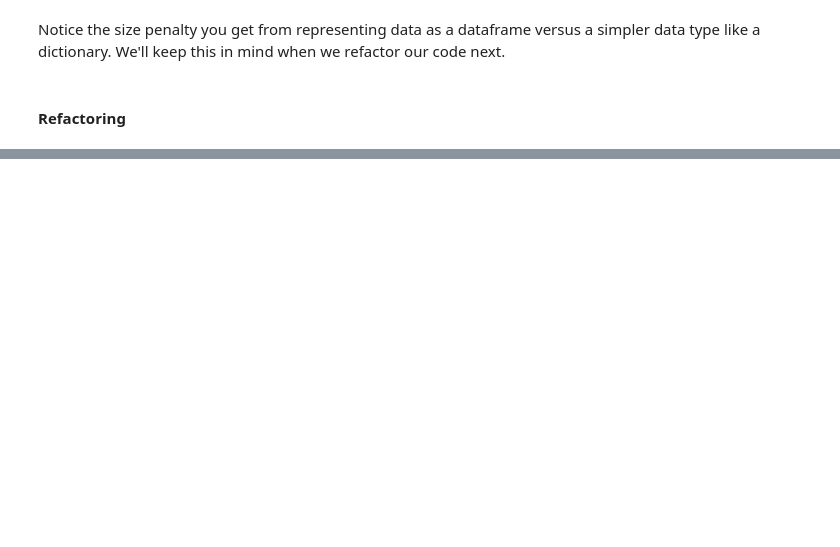
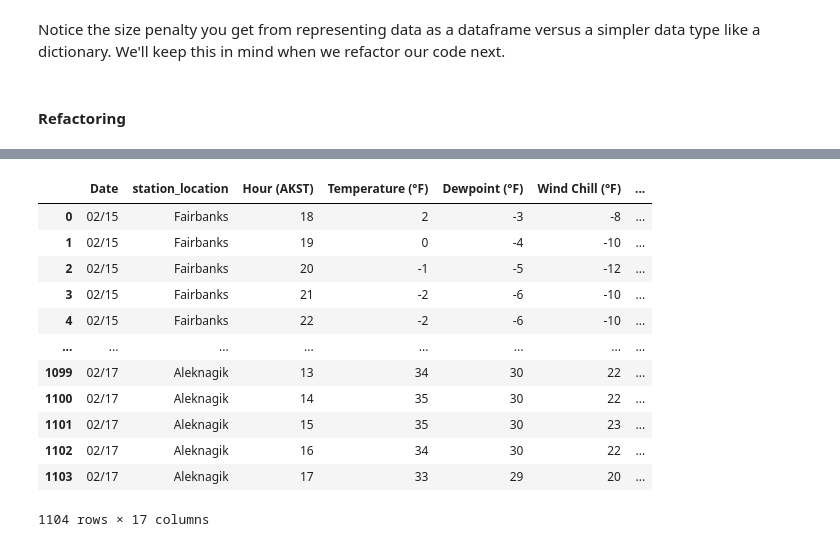
Before and after one commit to Reed-Carter/team-week3, a Jupyter notebook: alex-work/nws_scrape.ipynb, the cells around one changed output, grey strips where cells are left out. Cells and saved outputs as stored; diff of their text form; code cells hidden in the pictures; blank space fills up the shorter version.

```diff
--- a/alex-work/nws_scrape.ipynb
+++ b/alex-work/nws_scrape.ipynb
@@ -139,0 +140,28 @@ def getForecast():
+# %%
+# import itertools
+
+# locations = pd.read_csv("data/locations.csv")
+loc_dict = dict(zip(locations['station_location'], locations['nws_url']))
+
+ls = []
+for station, url in loc_dict.items():
+  result = requests.get(url)
+  soup = BeautifulSoup(result.content, "html.parser")
+  table48 = soup.find_all("table")[5].find_all("tr") # list of <tr> elements from main data table (really two tables combined: one for each day in next 48h period)
+  colspan = table48[0]  # divided into two tables by two colspan elements
+  table48 = [tr for  tr in table48 if tr != colspan] # remove colspan elements
+
+  cols = [[ele.getText() for ele in tr.find_all("font")] for tr in table48] # these are rows in the table's current landscape orientation
+  station_col = ['station_location']
+  station_col.extend([station]*24)
+  cols.insert(1, station_col)
+  cols.insert(19, station_col) # for second table
+  ls.extend(cols)
+# %%
+data_map = {}
+for row in ls:
+  if row[0] not in data_map.keys(): # elements from l1
+    data_map[row[0]] = row[1:]
+  else: # elements from l2
+    data_map[row[0]].extend(row[1:])
+data_map['Date'] = ffList(data_map['Date'])
@@ -139,0 +189,16 @@ def getForecast():
+# %%
+pd.DataFrame(data_map)
+# %% [output]
+|  | Date | station_location | Hour (AKST) | Temperature (°F) | Dewpoint (°F) | Wind Chill (°F) | ... |
+| 0 | 02/15 | Fairbanks | 18 | 2 | -3 | -8 | ... |
+| 1 | 02/15 | Fairbanks | 19 | 0 | -4 | -10 | ... |
+| 2 | 02/15 | Fairbanks | 20 | -1 | -5 | -12 | ... |
+| 3 | 02/15 | Fairbanks | 21 | -2 | -6 | -10 | ... |
+| 4 | 02/15 | Fairbanks | 22 | -2 | -6 | -10 | ... |
+| ... | ... | ... | ... | ... | ... | ... | ... |
+| 1099 | 02/17 | Aleknagik | 13 | 34 | 30 | 22 | ... |
+| 1100 | 02/17 | Aleknagik | 14 | 35 | 30 | 22 | ... |
+| 1101 | 02/17 | Aleknagik | 15 | 35 | 30 | 23 | ... |
+| 1102 | 02/17 | Aleknagik | 16 | 34 | 30 | 22 | ... |
+| 1103 | 02/17 | Aleknagik | 17 | 33 | 29 | 20 | ... |
+1104 rows × 17 columns
```
Also changed, not shown: parts of 6 cells of this notebook.
